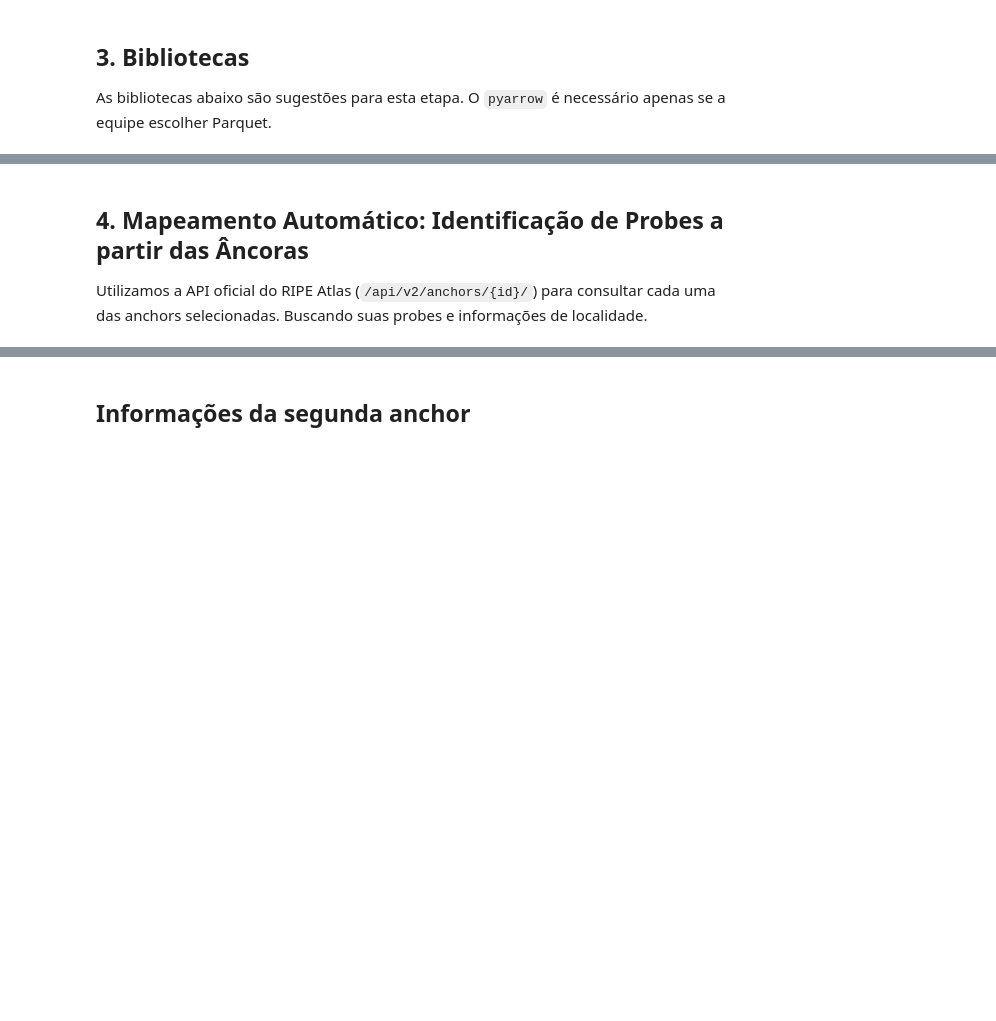
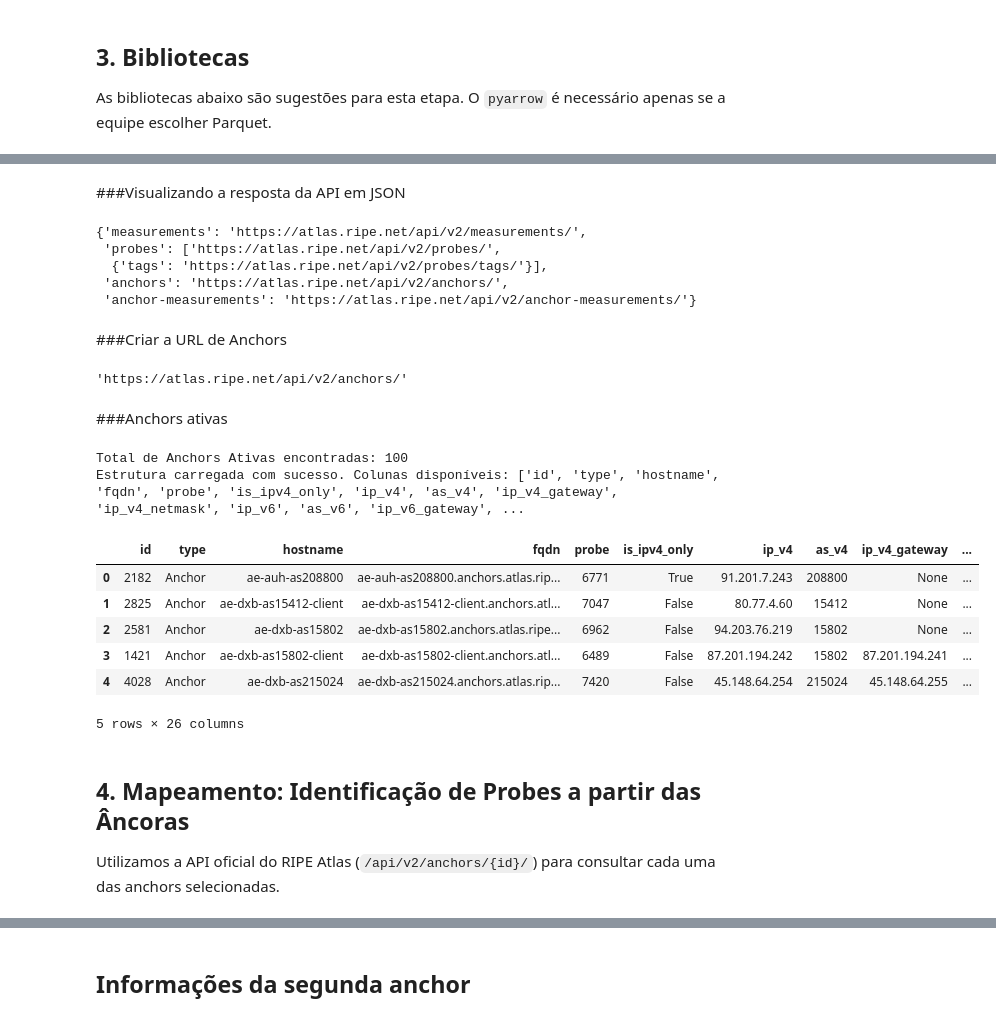
Before and after one commit to guilhermetrajanedasilva/Trabalho-Estruturas-de-Dados-II, a Jupyter notebook: 2_Coleta_de_dados.ipynb, the cells around one changed output, grey strips where cells are left out. Cells and saved outputs as stored; diff of their text form; code cells hidden in the pictures; blank space fills up the shorter version.

```diff
--- a/2_Coleta_de_dados.ipynb
+++ b/2_Coleta_de_dados.ipynb
@@ -141,3 +162,68 @@ As bibliotecas abaixo são sugestões para esta etapa. O `pyarrow` é necessári
+# %% [markdown]
+###Visualizando a resposta da API em JSON
+# %%
+dados = response.json()
+dados
+# %% [output]
+{'measurements': 'https://atlas.ripe.net/api/v2/measurements/',
+ 'probes': ['https://atlas.ripe.net/api/v2/probes/',
+  {'tags': 'https://atlas.ripe.net/api/v2/probes/tags/'}],
+ 'anchors': 'https://atlas.ripe.net/api/v2/anchors/',
+ 'anchor-measurements': 'https://atlas.ripe.net/api/v2/anchor-measurements/'}
+# %% [markdown]
+###Criar a URL de Anchors
+# %%
+url_anchors = f"{BASE_URL}/anchors/"
+url_anchors
+# %% [output]
+'https://atlas.ripe.net/api/v2/anchors/'
+# %% [markdown]
+###Anchors ativas
+# %%
+import requests
+import pandas as pd
+
+# Utiliza a variável base ou o link direto das anchors
+url_anchors = f"{BASE_URL}/anchors/"
+
+response = requests.get(url_anchors)
+
+if response.status_code == 200:
+    data = response.json()
+    # A API do RIPE Atlas costuma retornar os resultados paginados na chave 'results'
+    anchors_list = data.get('results', data)
+
+    df_anchors = pd.DataFrame(anchors_list)
+
+    # Exemplo de filtro para verificar anchors ativas (ajuste o campo de status conforme o JSON retornado)
+    # Geralmente o campo se chama 'status' ou 'is_active'
+    if 'status' in df_anchors.columns:
+        anchors_ativas = df_anchors[df_anchors['status'].astype(str).str.contains('active|1|True', case=False, na=False)]
+    else:
+        anchors_ativas = df_anchors # Caso venham apenas as ativas por padrão
+
+    print(f"Total de Anchors Ativas encontradas: {len(anchors_ativas)}")
+
+    # Verificando a quantidade de probes associados (se houver a coluna de probes ou IDs na estrutura)
+    if 'probes' in df_anchors.columns:
+        total_probes = df_anchors['probes'].explode().nunique()
+        print(f"Total de Probes associados a essas anchors: {total_probes}")
+    else:
+        print("Estrutura carregada com sucesso. Colunas disponíveis:", df_anchors.columns.tolist())
+
+    display(df_anchors.head())
+else:
+    print(f"Erro ao acessar a API: {response.status_code}")
+# %% [output]
+Total de Anchors Ativas encontradas: 100
+Estrutura carregada com sucesso. Colunas disponíveis: ['id', 'type', 'hostname', 'fqdn', 'probe', 'is_ipv4_only', 'ip_v4', 'as_v4', 'ip_v4_gateway', 'ip_v4_netmask', 'ip_v6', 'as_v6', 'ip_v6_gateway', ...
+|  | id | type | hostname | fqdn | probe | is_ipv4_only | ip_v4 | as_v4 | ip_v4_gateway | ... |
+| 0 | 2182 | Anchor | ae-auh-as208800 | ae-auh-as208800.anchors.atlas.rip... | 6771 | True | 91.201.7.243 | 208800 | None | ... |
+| 1 | 2825 | Anchor | ae-dxb-as15412-client | ae-dxb-as15412-client.anchors.atl... | 7047 | False | 80.77.4.60 | 15412 | None | ... |
+| 2 | 2581 | Anchor | ae-dxb-as15802 | ae-dxb-as15802.anchors.atlas.ripe... | 6962 | False | 94.203.76.219 | 15802 | None | ... |
+| 3 | 1421 | Anchor | ae-dxb-as15802-client | ae-dxb-as15802-client.anchors.atl... | 6489 | False | 87.201.194.242 | 15802 | 87.201.194.241 | ... |
+| 4 | 4028 | Anchor | ae-dxb-as215024 | ae-dxb-as215024.anchors.atlas.rip... | 7420 | False | 45.148.64.254 | 215024 | 45.148.64.255 | ... |
+5 rows × 26 columns
 # %% [markdown]
-## 4. Mapeamento Automático: Identificação de Probes a partir das Âncoras
-Utilizamos a API oficial do RIPE Atlas (`/api/v2/anchors/{id}/`) para consultar cada uma das anchors selecionadas. Buscando suas probes e informações de localidade.
+## 4. Mapeamento: Identificação de Probes a partir das Âncoras
+Utilizamos a API oficial do RIPE Atlas (`/api/v2/anchors/{id}/`) para consultar cada uma das anchors selecionadas.
```
Also changed, not shown: parts of 20 cells of this notebook.
